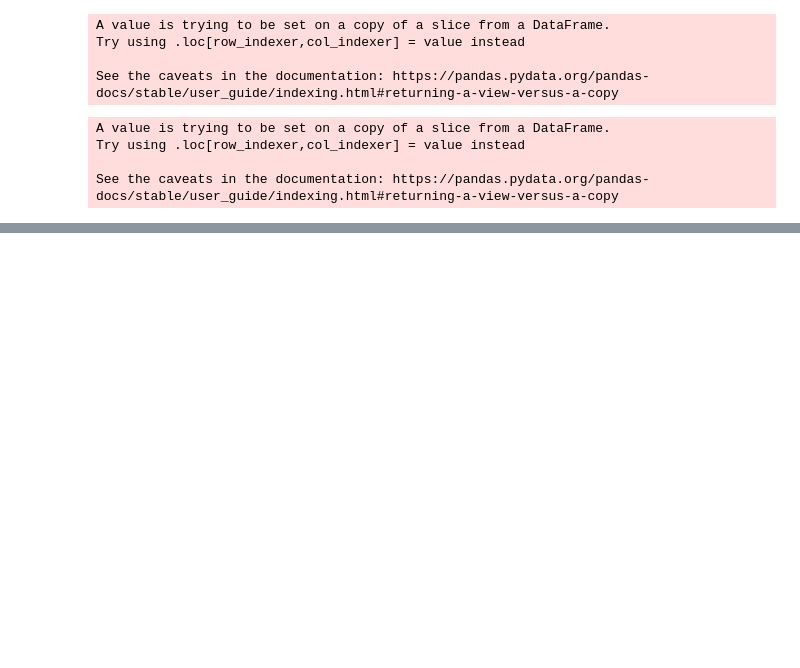
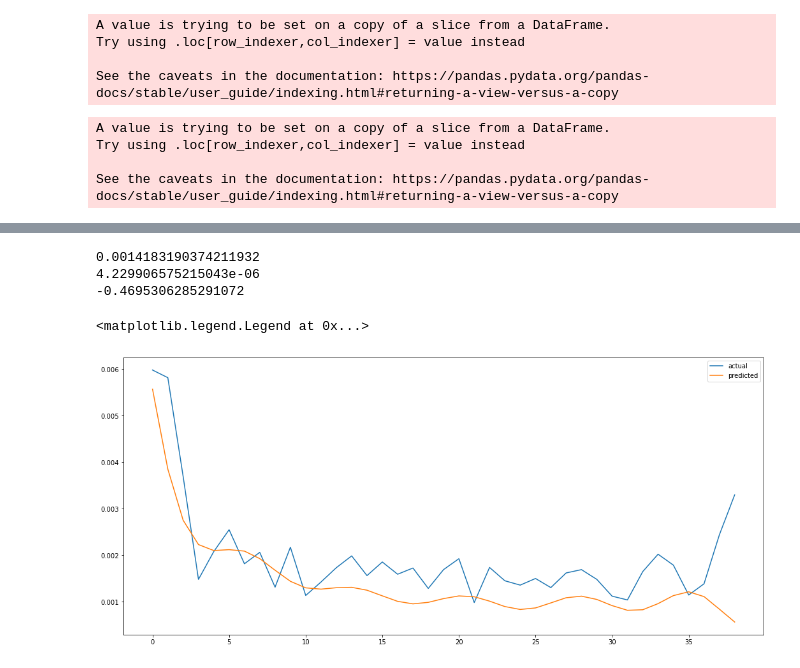
Before and after one commit to matthew-lim/Vanguard-Volatility-Project, a Jupyter notebook: Final_Report.ipynb, the cells around one changed output, grey strips where cells are left out. Saved outputs shown, nothing was run; the diff lists cells and outputs as text; code cells hidden in the pictures; blank space fills up the shorter version.

```diff
--- a/Final_Report.ipynb
+++ b/Final_Report.ipynb
@@ -443,7 +451,7 @@ predicted_fourier_window = []
 for i in range(211):
     stocks_window = stocks[:,i:i+20]
     avg_20day_volatility_window = avg_20day_volatility[i:i+20]
-    fourier_window = flexible_fourier_regression(N=39, di=[], J=2, P=17) # 39 10-minute intervals in each trade day
+    fourier_window = flexible_fourier_regression(N=39, di=[], J=1, P=5) # 39 10-minute intervals in each trade day
     res_window = fourier_window.train(stocks_window, avg_20day_volatility_window, 0.0000005)
     print("optimizer success: {}".format(res_window.success))
     print("objective function (mse): {:.8f}".format(res_window.fun))
@@ -458,12 +484,19 @@ for i in range(211):
 print(mean_absolute_error(actual_fourier_window, predicted_fourier_window))
 print(mean_squared_error(actual_fourier_window, predicted_fourier_window))
 print(r2_score(actual_fourier_window, predicted_fourier_window))
+# %% [output]
+0.0014183190374211932
+4.229906575215043e-06
+-0.4695306285291072
 # %%
-# i=30
-# fig, ax = plt.subplots(1, 1, figsize=(18, 8))
-# ax.plot(stocks.T[i+20], label="actual")
-# ax.plot(result, label="predicted")
-# plt.legend()
+i=30
+fig, ax = plt.subplots(1, 1, figsize=(18, 8))
+ax.plot(stocks.T[i+20], label="actual")
+ax.plot(result, label="predicted")
+plt.legend()
+# %% [output]
+<matplotlib.legend.Legend at 0x...>
+[figure, added]
 # %%
 # plt.scatter(actual_fourier_window, predicted_fourier_window, alpha=0.5)
 # plt.xlabel("actual")
```
Also changed, not shown: parts of 9 cells of this notebook.
